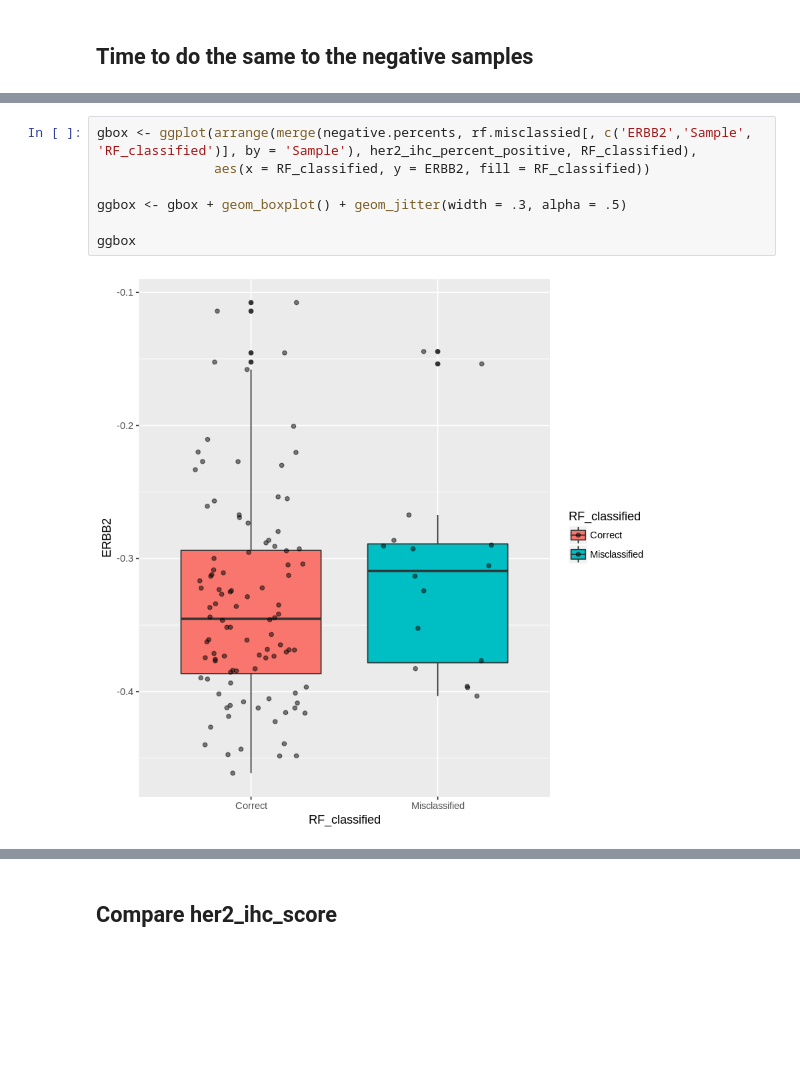
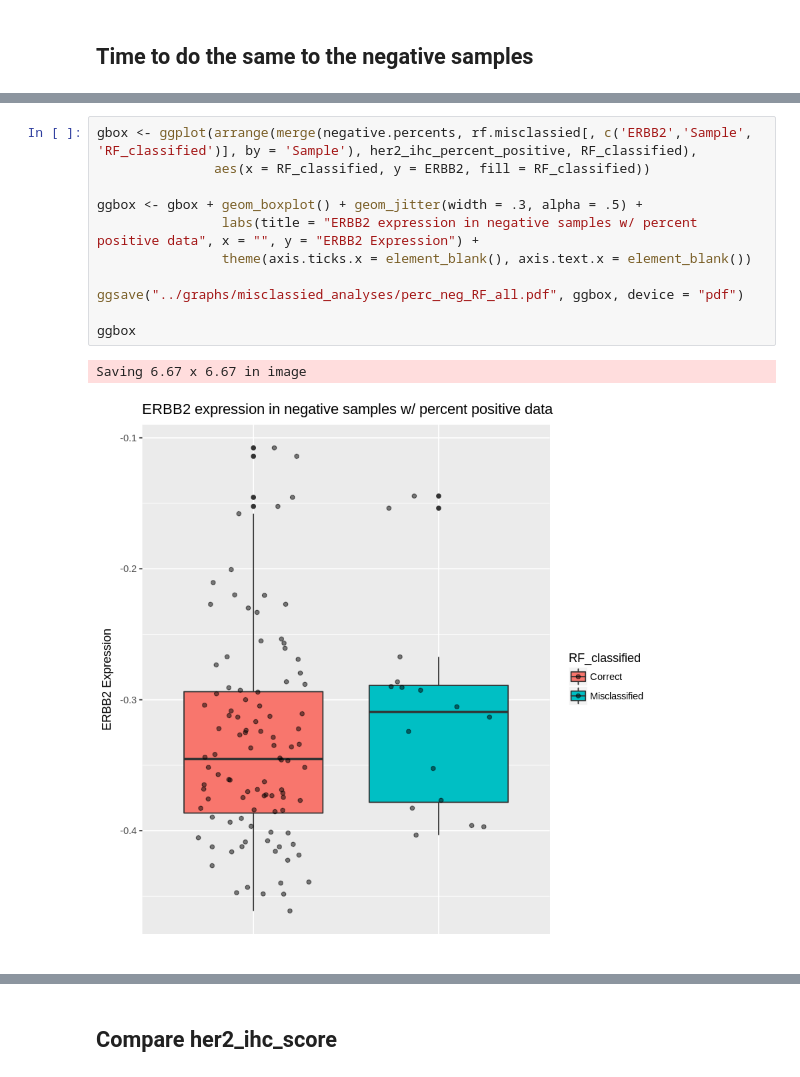
Before and after one commit to zence/SCCR, a Jupyter notebook: rscripts/compare_misclassied.ipynb, the cells around one changed output, grey strips where cells are left out. Cells and saved outputs as stored; diff of their text form; blank space fills up the shorter version.

```diff
--- a/rscripts/compare_misclassied.ipynb
+++ b/rscripts/compare_misclassied.ipynb
@@ -214,12 +244,17 @@ ggbox
 # %%
 gbox <- ggplot(arrange(merge(negative.percents, rf.misclassied[, c('ERBB2','Sample', 'RF_classified')], by = 'Sample'), her2_ihc_percent_positive, RF_classified),
                aes(x = RF_classified, y = ERBB2, fill = RF_classified))
 
-ggbox <- gbox + geom_boxplot() + geom_jitter(width = .3, alpha = .5)
+ggbox <- gbox + geom_boxplot() + geom_jitter(width = .3, alpha = .5) +
+                labs(title = "ERBB2 expression in negative samples w/ percent positive data", x = "", y = "ERBB2 Expression") +
+                theme(axis.ticks.x = element_blank(), axis.text.x = element_blank())
+
+ggsave("../graphs/misclassied_analyses/perc_neg_RF_all.pdf", ggbox, device = "pdf")
 
 ggbox
 # %% [output]
+Saving 6.67 x 6.67 in image
-[figure, old version]
+[figure, new version]
 # %%
 gbox <- ggplot(arrange(merge(negative.percents, svm.misclassied[, c('ERBB2','Sample', 'SVM_classified')], by = 'Sample'), her2_ihc_percent_positive, SVM_classified),
                aes(x = SVM_classified, y = ERBB2, fill = SVM_classified))
```
Also changed, not shown: parts of 25 cells of this notebook, 4 other files.
